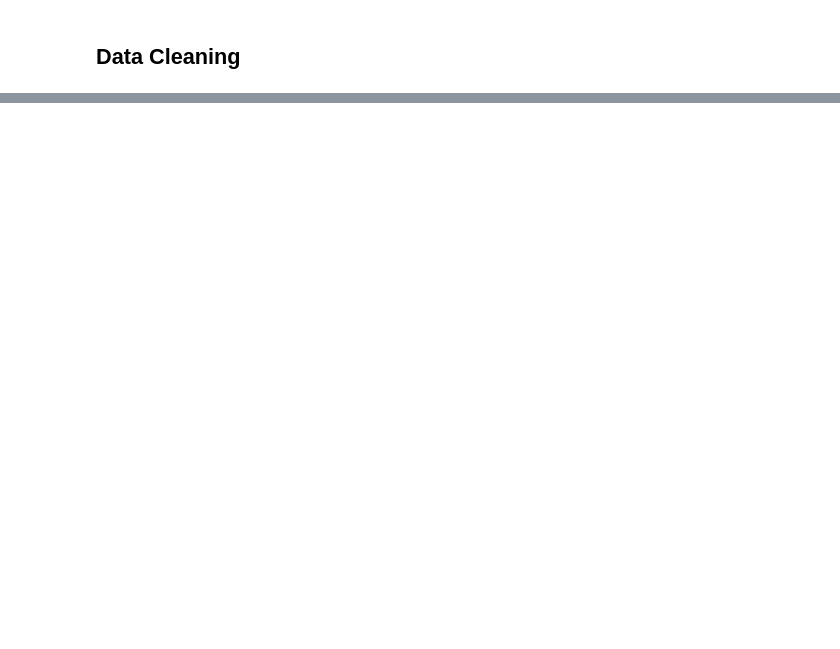
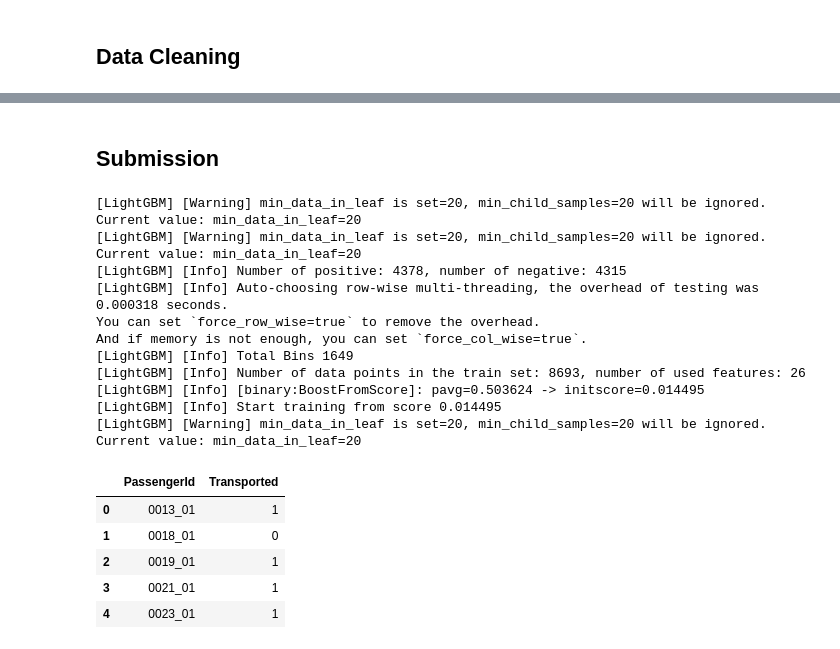
Before and after one commit to AnnaAnastasy/spaceship, a Jupyter notebook: spaceship.ipynb, the cells around one changed output, grey strips where cells are left out. Cells and saved outputs as stored; diff of their text form; code cells hidden in the pictures; blank space fills up the shorter version.

```diff
--- a/spaceship.ipynb
+++ b/spaceship.ipynb
@@ -386,0 +469,63 @@ print("Validation accuracy: ", accuracy_score(y_test, y_pred))
+# %% [markdown]
+## Submission
+# %%
+## Data Preprocessing
+
+# Separate features and target
+X_train = df_train.drop(['Transported', 'PassengerId'], axis=1)
+y_train = df_train['Transported'].astype(int)  # Convert boolean 'Transported' to int (True to 1, False to 0)
+X_test = df_test.drop('PassengerId', axis=1)
+
+# Define categorical and numerical features
+categorical_features = ['HomePlanet', 'CryoSleep', 'Destination', 'VIP', 'Cabin_Deck', 'Cabin_Side']
+numerical_features = ['Age', 'RoomService', 'FoodCourt', 'ShoppingMall', 'Spa', 'VRDeck', 'Cabin_Num']
+
+# Create the preprocessing pipelines for both numeric and categorical data
+preprocessor = ColumnTransformer(
+    transformers=[
+        ('num', StandardScaler(), numerical_features),
+        ('cat', OneHotEncoder(), categorical_features)
+    ])
+
+# Apply transformations
+# Fit the preprocessor on the training data
+preprocessor.fit(X_train)
+
+# Transform the training data
+X_train_transformed = preprocessor.transform(X_train)
+
+# Transform the test data using the same preprocessor
+X_test_transformed = preprocessor.transform(X_test)
+# %%
+# Initialize the LightGBM classifier with specified hyperparameters
+lgbm = lgb.LGBMClassifier(learning_rate=0.05, min_data_in_leaf=20, n_estimators=100, num_leaves=31)
+
+# Fit the classifier to the training data
+lgbm.fit(X_train_transformed, y_train)
+
+# Make predictions on the test data
+predictions = lgbm.predict(X_test_transformed)
+
+# Store the predictions in a new dataframe
+pred_df = pd.DataFrame({'PassengerId': df_test['PassengerId'],
+                       'Transported': predictions})
+
+pred_df.head()
+# %% [output]
+[LightGBM] [Warning] min_data_in_leaf is set=20, min_child_samples=20 will be ignored. Current value: min_data_in_leaf=20
+[LightGBM] [Warning] min_data_in_leaf is set=20, min_child_samples=20 will be ignored. Current value: min_data_in_leaf=20
+[LightGBM] [Info] Number of positive: 4378, number of negative: 4315
+[LightGBM] [Info] Auto-choosing row-wise multi-threading, the overhead of testing was 0.000318 seconds.
+You can set `force_row_wise=true` to remove the overhead.
+And if memory is not enough, you can set `force_col_wise=true`.
+[LightGBM] [Info] Total Bins 1649
+[LightGBM] [Info] Number of data points in the train set: 8693, number of used features: 26
+[LightGBM] [Info] [binary:BoostFromScore]: pavg=0.503624 -> initscore=0.014495
+[LightGBM] [Info] Start training from score 0.014495
+[LightGBM] [Warning] min_data_in_leaf is set=20, min_child_samples=20 will be ignored. Current value: min_data_in_leaf=20
+|  | PassengerId | Transported |
+| 0 | 0013_01 | 1 |
+| 1 | 0018_01 | 0 |
+| 2 | 0019_01 | 1 |
+| 3 | 0021_01 | 1 |
+| 4 | 0023_01 | 1 |
```
Also changed, not shown: parts of 55 cells of this notebook, 1 other file.
